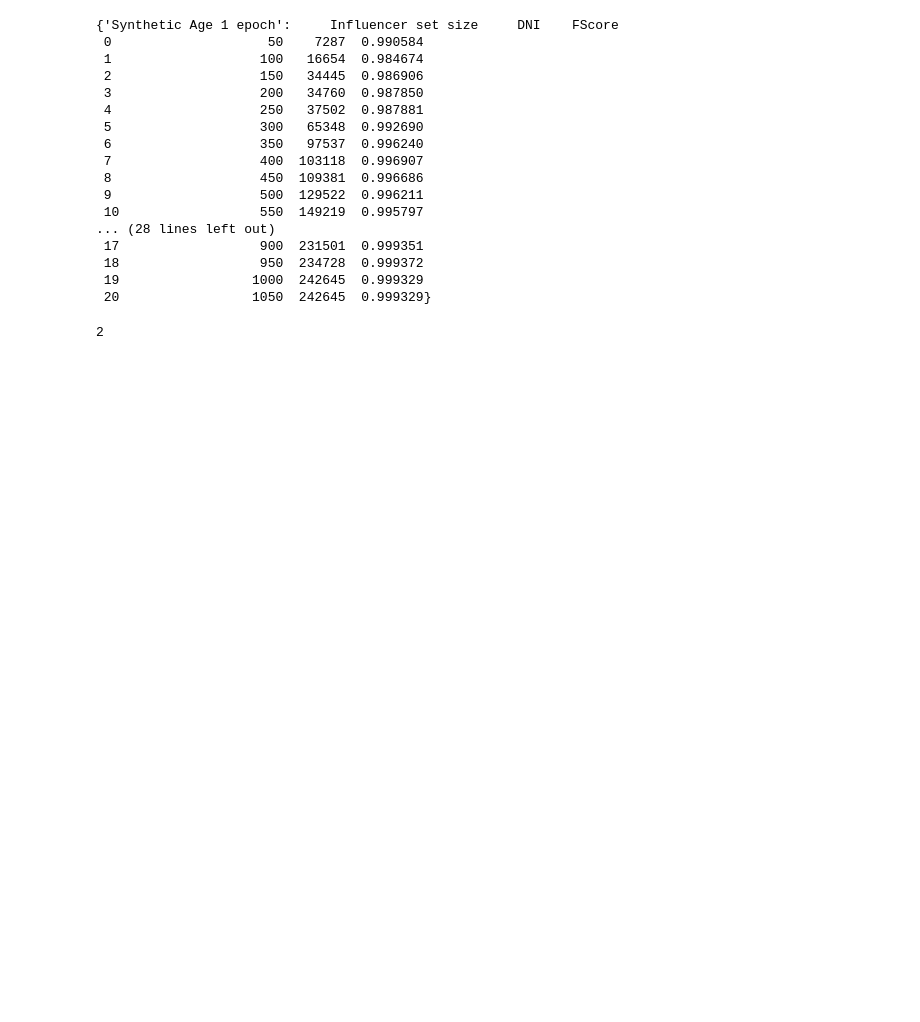
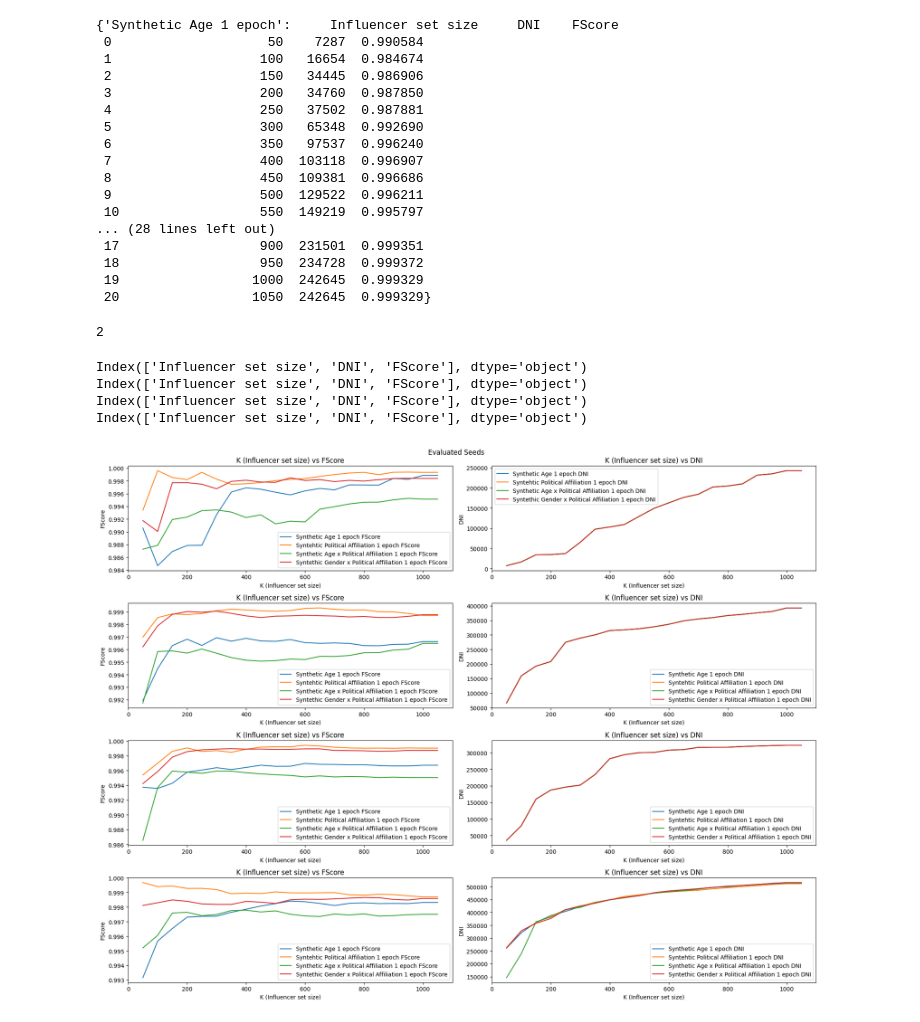
Before and after one commit to abhisha1991/fair_at_scale, a Jupyter notebook: Visualizing Spreading Seeds.ipynb, the cells around one changed output. Saved outputs shown, nothing was run; the diff lists cells and outputs as text; code cells hidden in the pictures; blank space fills up the shorter version.

```diff
--- a/Visualizing Spreading Seeds.ipynb
+++ b/Visualizing Spreading Seeds.ipynb
@@ -256,3 +246,14 @@ data_to_plot[0]
 len(data_to_plot[3])
 # %% [output]
 2
+# %%
+plot_comparable_subplots(title_to_avg_cascade_size_seeds_labels_to_df=data_to_plot[0],
+                            title_to_kcores_seeds_labels_to_df=data_to_plot[1],
+                            title_to_participated_seeds_labels_to_df=data_to_plot[2],
+                            title_to_weibo_final_seeds_labels_to_df=data_to_plot[3])
+# %% [output]
+Index(['Influencer set size', 'DNI', 'FScore'], dtype='object')
+Index(['Influencer set size', 'DNI', 'FScore'], dtype='object')
+Index(['Influencer set size', 'DNI', 'FScore'], dtype='object')
+Index(['Influencer set size', 'DNI', 'FScore'], dtype='object')
+[figure, added]
```
Also changed, not shown: parts of 5 cells of this notebook, 5 other files.
